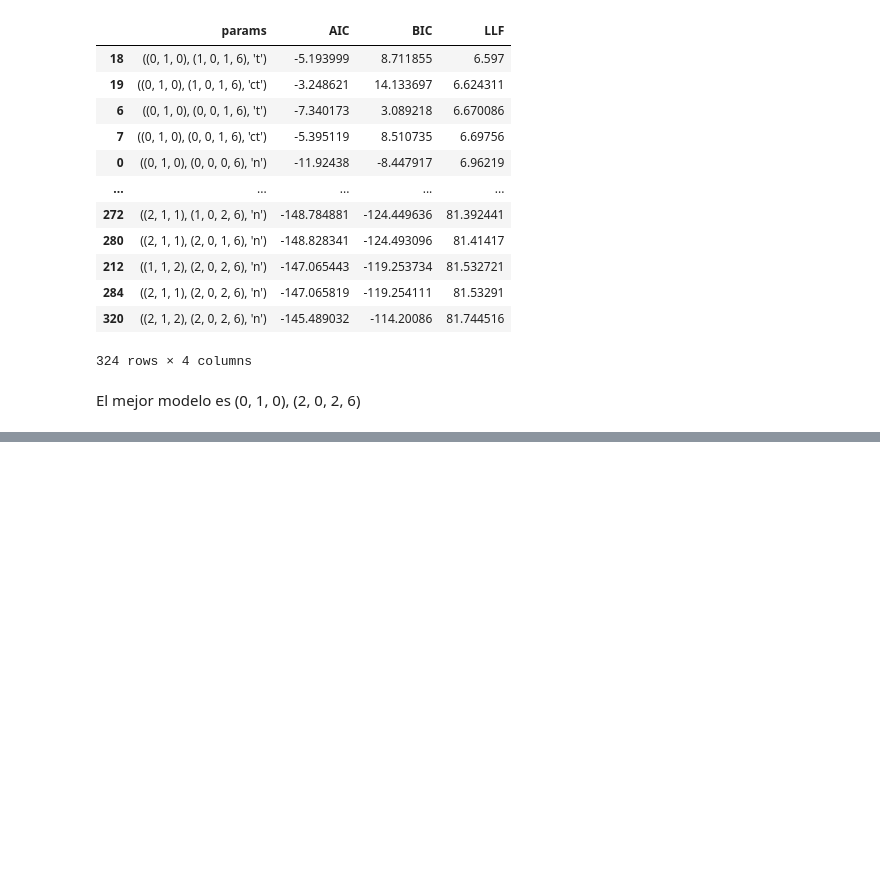
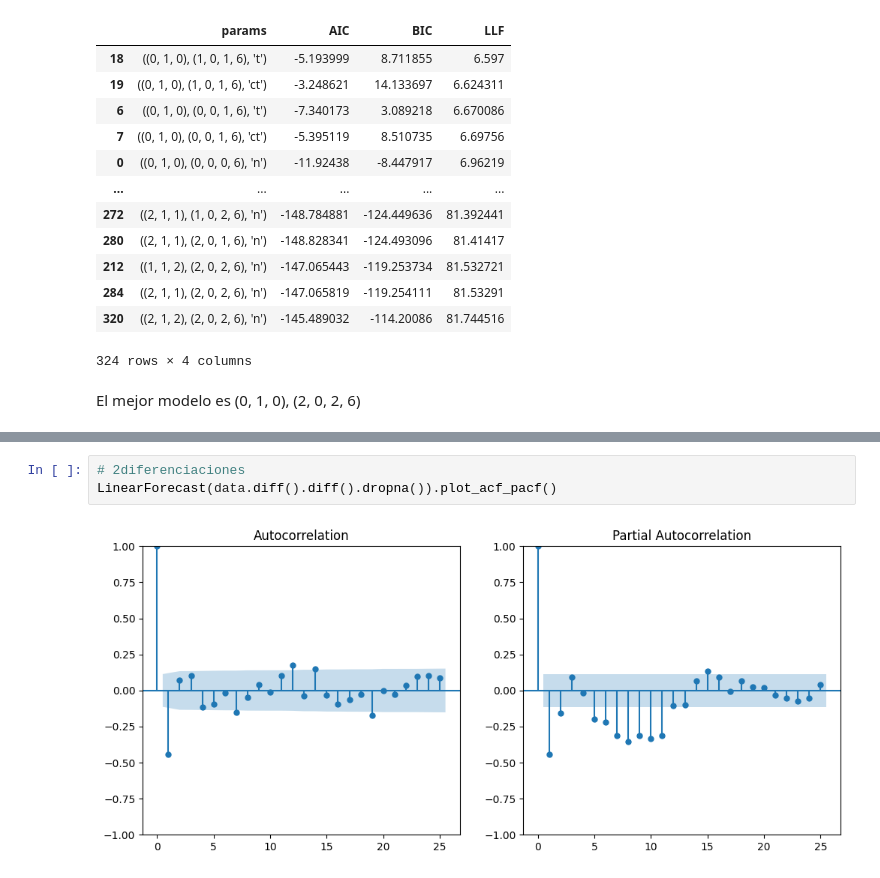
Before and after one commit to ChristaBarrios/Tarea_3_CIBarrios_JAContreras, a Jupyter notebook: Plantilla_Tareas.ipynb, the cells around one changed output, grey strips where cells are left out. Cells and saved outputs as stored; diff of their text form; blank space fills up the shorter version.

```diff
--- a/Plantilla_Tareas.ipynb
+++ b/Plantilla_Tareas.ipynb
@@ -425,0 +581,5 @@ Código de solución estudiante 2
+# %%
+# 2diferenciaciones
+LinearForecast(data.diff().diff().dropna()).plot_acf_pacf()
+# %% [output]
+[figure, added]
```
Also changed, not shown: parts of 55 cells of this notebook, 1 other file.
